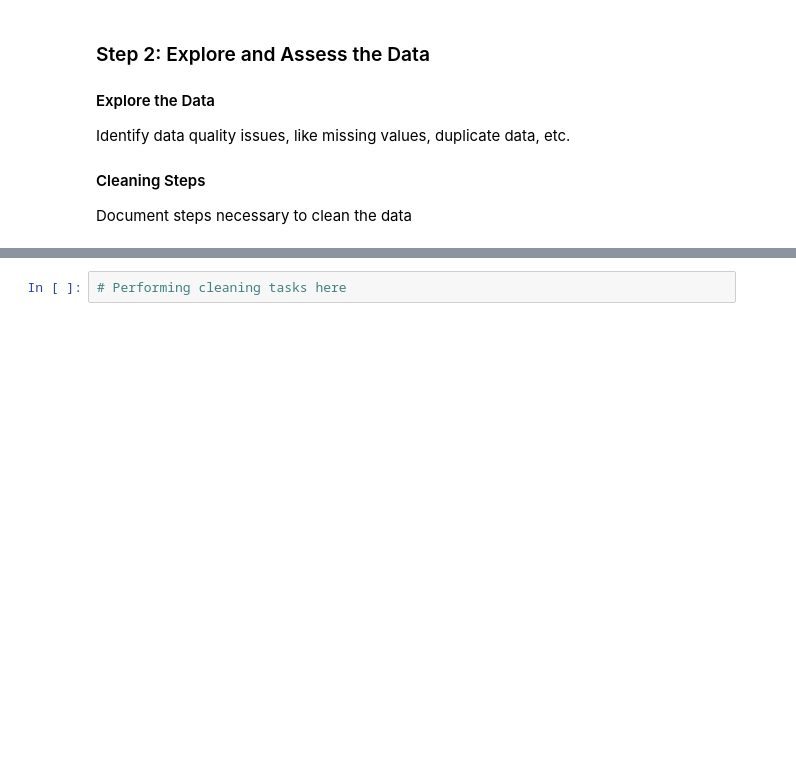
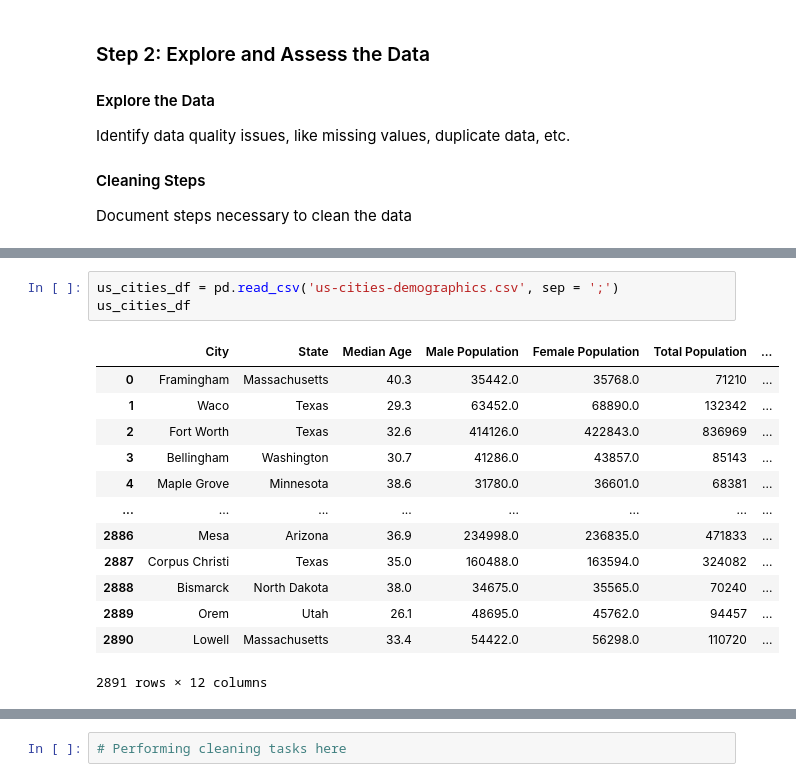
Before and after one commit to maleksaati/udacity-Capstone-Data-Engineering, a Jupyter notebook: Capstone Project Template.ipynb, the cells around one changed output, grey strips where cells are left out. Drawn from its saved outputs; the diff is of its cells as text; blank space fills up the shorter version.

```diff
--- a/Capstone Project Template.ipynb
+++ b/Capstone Project Template.ipynb
@@ -70,0 +107,17 @@ Document steps necessary to clean the data
+# %%
+us_cities_df = pd.read_csv('us-cities-demographics.csv', sep = ';')
+us_cities_df
+# %% [output]
+|  | City | State | Median Age | Male Population | Female Population | Total Population | ... |
+| 0 | Framingham | Massachusetts | 40.3 | 35442.0 | 35768.0 | 71210 | ... |
+| 1 | Waco | Texas | 29.3 | 63452.0 | 68890.0 | 132342 | ... |
+| 2 | Fort Worth | Texas | 32.6 | 414126.0 | 422843.0 | 836969 | ... |
+| 3 | Bellingham | Washington | 30.7 | 41286.0 | 43857.0 | 85143 | ... |
+| 4 | Maple Grove | Minnesota | 38.6 | 31780.0 | 36601.0 | 68381 | ... |
+| ... | ... | ... | ... | ... | ... | ... | ... |
+| 2886 | Mesa | Arizona | 36.9 | 234998.0 | 236835.0 | 471833 | ... |
+| 2887 | Corpus Christi | Texas | 35.0 | 160488.0 | 163594.0 | 324082 | ... |
+| 2888 | Bismarck | North Dakota | 38.0 | 34675.0 | 35565.0 | 70240 | ... |
+| 2889 | Orem | Utah | 26.1 | 48695.0 | 45762.0 | 94457 | ... |
+| 2890 | Lowell | Massachusetts | 33.4 | 54422.0 | 56298.0 | 110720 | ... |
+2891 rows × 12 columns
```
Also changed, not shown: parts of 7 cells of this notebook, 5 other files.
